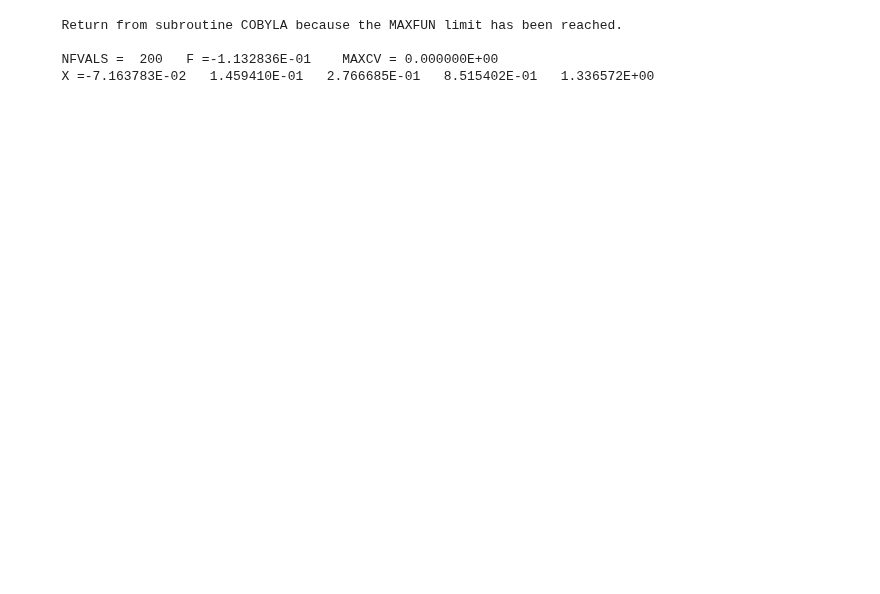
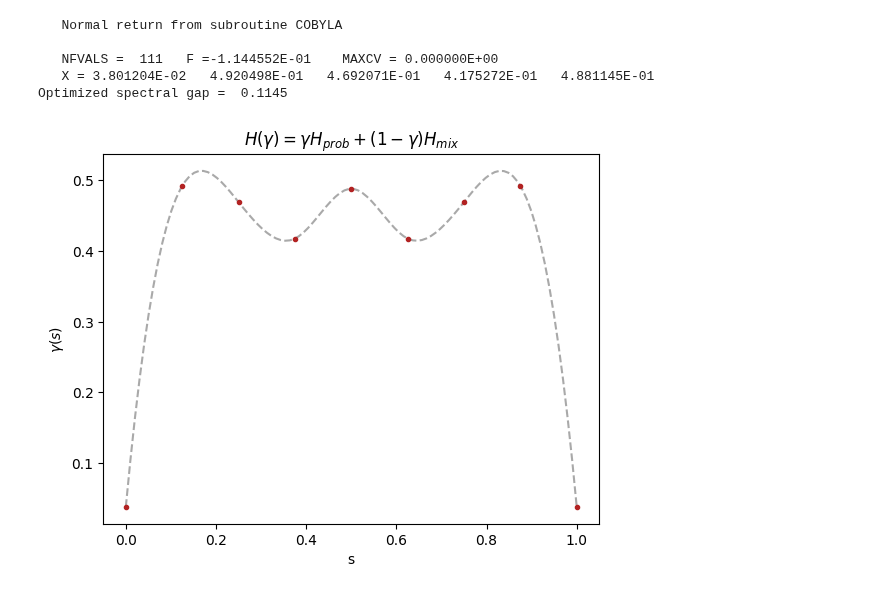
Before and after one commit to petr-ivashkov/quantum-mcmc, a Jupyter notebook: reverse_annealing_optimization.ipynb, the cells around one changed output. Saved outputs shown, nothing was run; the diff lists cells and outputs as text; code cells hidden in the pictures; blank space fills up the shorter version.

```diff
--- a/reverse_annealing_optimization.ipynb
+++ b/reverse_annealing_optimization.ipynb
@@ -78,11 +41,20 @@ Initial spectral gap =  0.0484
 # %%
-res = minimize(loss,
+res = minimize(loss_ra,
                ramp_up_schedule_init,
+               args=(n, T, t_max, interpolator_kind),
                method='COBYLA',
-               options={"disp":True, "maxiter":200})
+               options={"disp":True, "maxiter":400})
+
+loss_opt = loss_ra(res.x, n, T, t_max, interpolator_kind=interpolator_kind)
+print('Optimized spectral gap = ', -loss_opt.round(4))
+
+schedule_opt = get_symmetric_schedule(res.x)
+plot_schedule(schedule_opt, get_schedule_interpolator(schedule_opt, interpolator_kind))
 # %% [output]
-   Return from subroutine COBYLA because the MAXFUN limit has been reached.
+   Normal return from subroutine COBYLA
 
-   NFVALS =  200   F =-1.132836E-01    MAXCV = 0.000000E+00
-   X =-7.163783E-02   1.459410E-01   2.766685E-01   8.515402E-01   1.336572E+00
+   NFVALS =  111   F =-1.144552E-01    MAXCV = 0.000000E+00
+   X = 3.801204E-02   4.920498E-01   4.692071E-01   4.175272E-01   4.881145E-01
+Optimized spectral gap =  0.1145
+[figure, added]
 # %%
```
Also changed, not shown: parts of 9 cells of this notebook, 3 other files.
